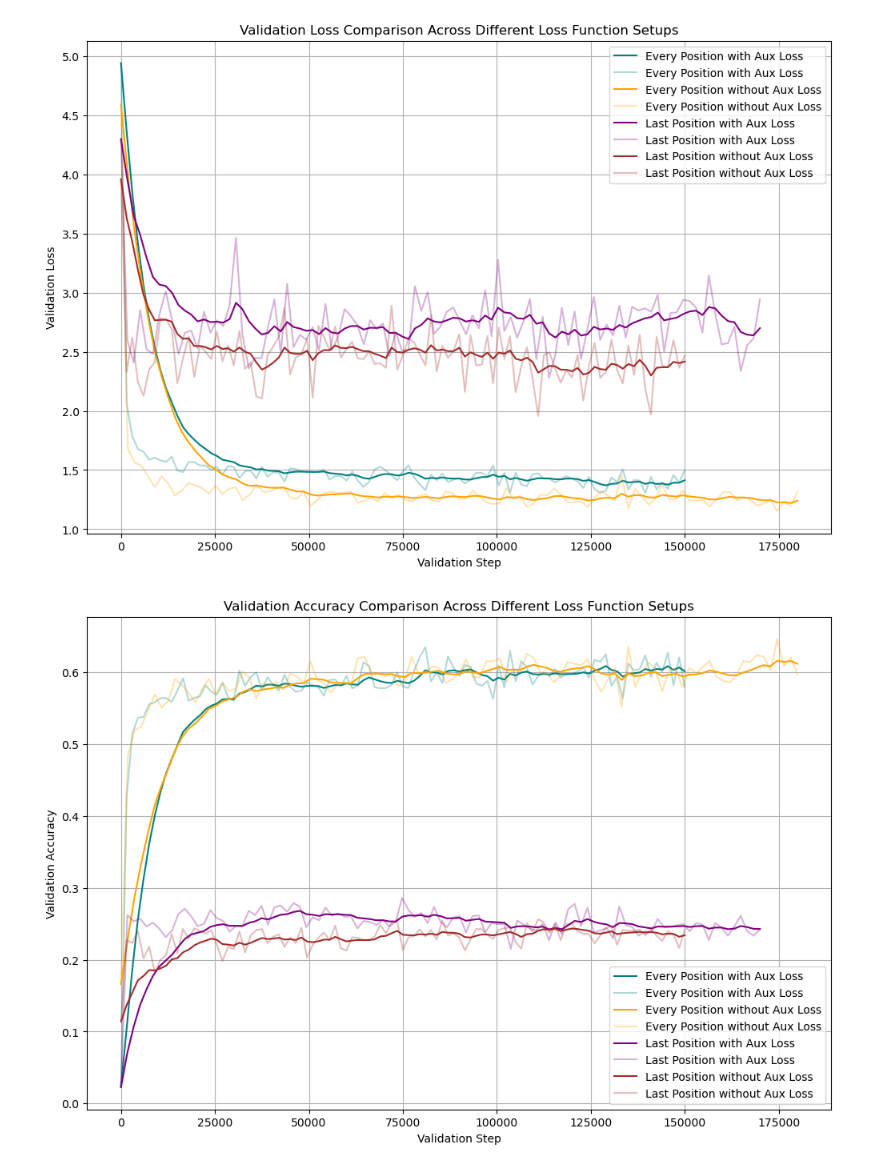
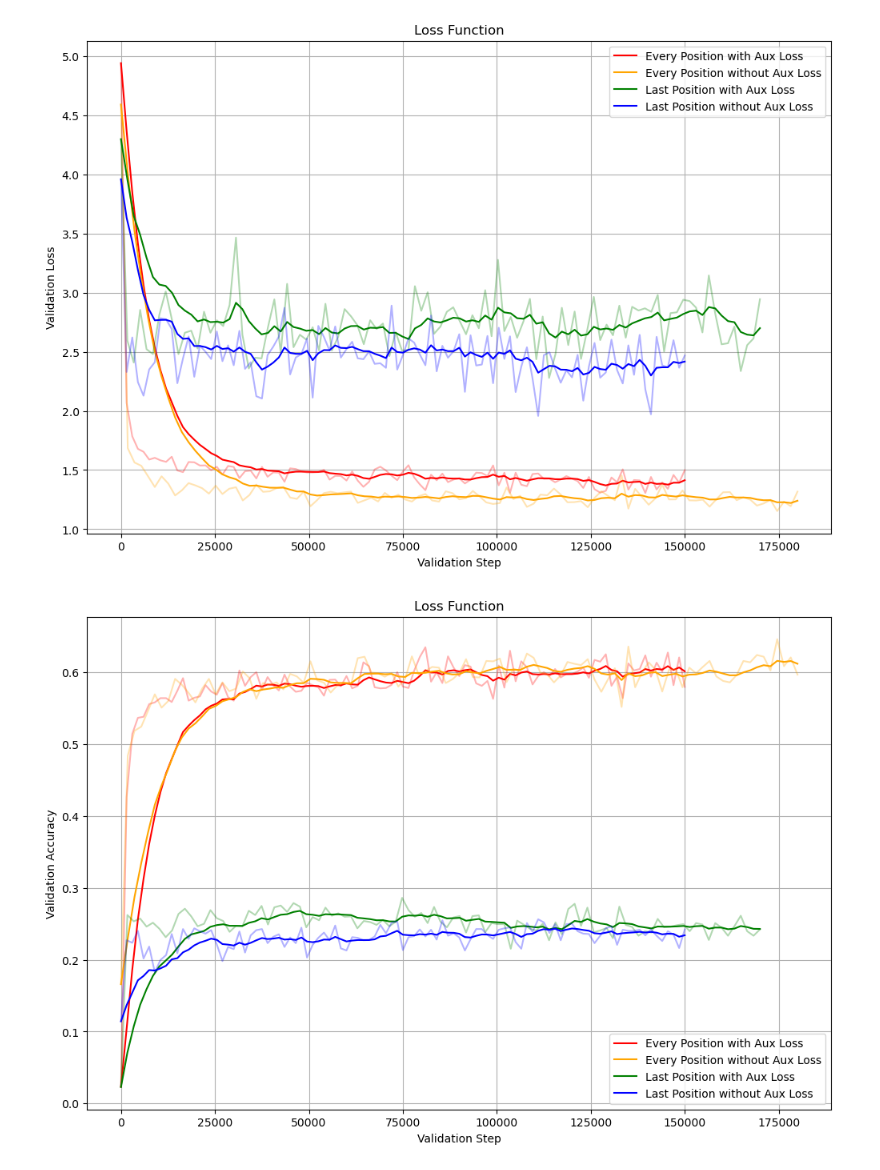
Before and after one commit to robbiechia/character_LLM, a Jupyter notebook: ablations/1.loss_function/results_comparison.ipynb, the cells around one changed output. Drawn from its saved outputs; the diff is of its cells as text; code cells hidden in the pictures.

```diff
--- a/ablations/1.loss_function/results_comparison.ipynb
+++ b/ablations/1.loss_function/results_comparison.ipynb
@@ -18,42 +18,43 @@ def ema_smooth(x, alpha=0.2):
 # %%
 # Plotting all the validation loss curves for comparison
 # Use vaLidation step as x-axis and validation loss as y-axis
 plt.figure(figsize=(12, 8))
-plt.plot(every_position_with_aux['step'], ema_smooth(every_position_with_aux[' val_loss']), label='Every Position with Aux Loss', color='teal')
-plt.plot(every_position_with_aux['step'], every_position_with_aux[' val_loss'], label='Every Position with Aux Loss', alpha=0.3, color='teal')
+plt.plot(every_position_with_aux['step'], ema_smooth(every_position_with_aux[' val_loss']), label='Every Position with Aux Loss', color='red')
+plt.plot(every_position_with_aux['step'], every_position_with_aux[' val_loss'], alpha=0.3, color='red')
 plt.plot(every_position_without_aux['step'], ema_smooth(every_position_without_aux[' val_loss']), label='Every Position without Aux Loss', color='orange')
-plt.plot(every_position_without_aux['step'], every_position_without_aux[' val_loss'], label='Every Position without Aux Loss', alpha=0.3, color='orange')
-plt.plot(last_position_with_aux['step'], ema_smooth(last_position_with_aux[' val_loss']), label='Last Position with Aux Loss', color='purple')
-plt.plot(last_position_with_aux['step'], last_position_with_aux[' val_loss'], label='Last Position with Aux Loss', alpha=0.3, color='purple')
-plt.plot(last_position_without_aux['step'], ema_smooth(last_position_without_aux[' val_loss']), label='Last Position without Aux Loss', color='brown')
-plt.plot(last_position_without_aux['step'], last_position_without_aux[' val_loss'], label='Last Position without Aux Loss', alpha=0.3, color='brown')
+plt.plot(every_position_without_aux['step'], every_position_without_aux[' val_loss'], alpha=0.3, color='orange')
+plt.plot(last_position_with_aux['step'], ema_smooth(last_position_with_aux[' val_loss']), label='Last Position with Aux Loss', color='green')
+plt.plot(last_position_with_aux['step'], last_position_with_aux[' val_loss'], alpha=0.3, color='green')
+plt.plot(last_position_without_aux['step'], ema_smooth(last_position_without_aux[' val_loss']), label='Last Position without Aux Loss', color='blue')
+plt.plot(last_position_without_aux['step'], last_position_without_aux[' val_loss'], alpha=0.3, color='blue')
 plt.xlabel('Validation Step')
 plt.ylabel('Validation Loss')
-plt.title('Validation Loss Comparison Across Different Loss Function Setups')
+plt.title('Loss Function')
 plt.legend()
 plt.grid()
+plt.savefig('loss_function.jpg')
 plt.show()
 # %% [output]
-[figure, old version]
+[figure, new version]
 # %%
 # Plotting all the validation accuracy curves for comparison
 plt.figure(figsize=(12, 8))
-plt.plot(every_position_with_aux['step'], ema_smooth(every_position_with_aux[' val_acc']), label='Every Position with Aux Loss', color='teal')
-plt.plot(every_position_with_aux['step'], every_position_with_aux[' val_acc'], label='Every Position with Aux Loss', alpha=0.3, color='teal')
+plt.plot(every_position_with_aux['step'], ema_smooth(every_position_with_aux[' val_acc']), label='Every Position with Aux Loss', color='red')
+plt.plot(every_position_with_aux['step'], every_position_with_aux[' val_acc'], alpha=0.3, color='red')
 plt.plot(every_position_without_aux['step'], ema_smooth(every_position_without_aux[' val_acc']), label='Every Position without Aux Loss', color='orange')
-plt.plot(every_position_without_aux['step'], every_position_without_aux[' val_acc'], label='Every Position without Aux Loss', alpha=0.3, color='orange')
-plt.plot(last_position_with_aux['step'], ema_smooth(last_position_with_aux[' val_acc']), label='Last Position with Aux Loss', color='purple')
-plt.plot(last_position_with_aux['step'], last_position_with_aux[' val_acc'], label='Last Position with Aux Loss', alpha=0.3, color='purple')
-plt.plot(last_position_without_aux['step'], ema_smooth(last_position_without_aux[' val_acc']), label='Last Position without Aux Loss', color='brown')
-plt.plot(last_position_without_aux['step'], last_position_without_aux[' val_acc'], label='Last Position without Aux Loss', alpha=0.3, color='brown')
+plt.plot(every_position_without_aux['step'], every_position_without_aux[' val_acc'], alpha=0.3, color='orange')
+plt.plot(last_position_with_aux['step'], ema_smooth(last_position_with_aux[' val_acc']), label='Last Position with Aux Loss', color='green')
+plt.plot(last_position_with_aux['step'], last_position_with_aux[' val_acc'], alpha=0.3, color='green')
+plt.plot(last_position_without_aux['step'], ema_smooth(last_position_without_aux[' val_acc']), label='Last Position without Aux Loss', color='blue')
+plt.plot(last_position_without_aux['step'], last_position_without_aux[' val_acc'], alpha=0.3, color='blue')
 plt.xlabel('Validation Step')
 plt.ylabel('Validation Accuracy')
-plt.title('Validation Accuracy Comparison Across Different Loss Function Setups')
+plt.title('Loss Function')
 plt.legend()
 plt.grid()
 plt.show()
 # %% [output]
-[figure, old version]
+[figure, new version]
 # %%
 
 
```
Also changed, not shown: parts of 1 cell of this notebook, 25 other files.
